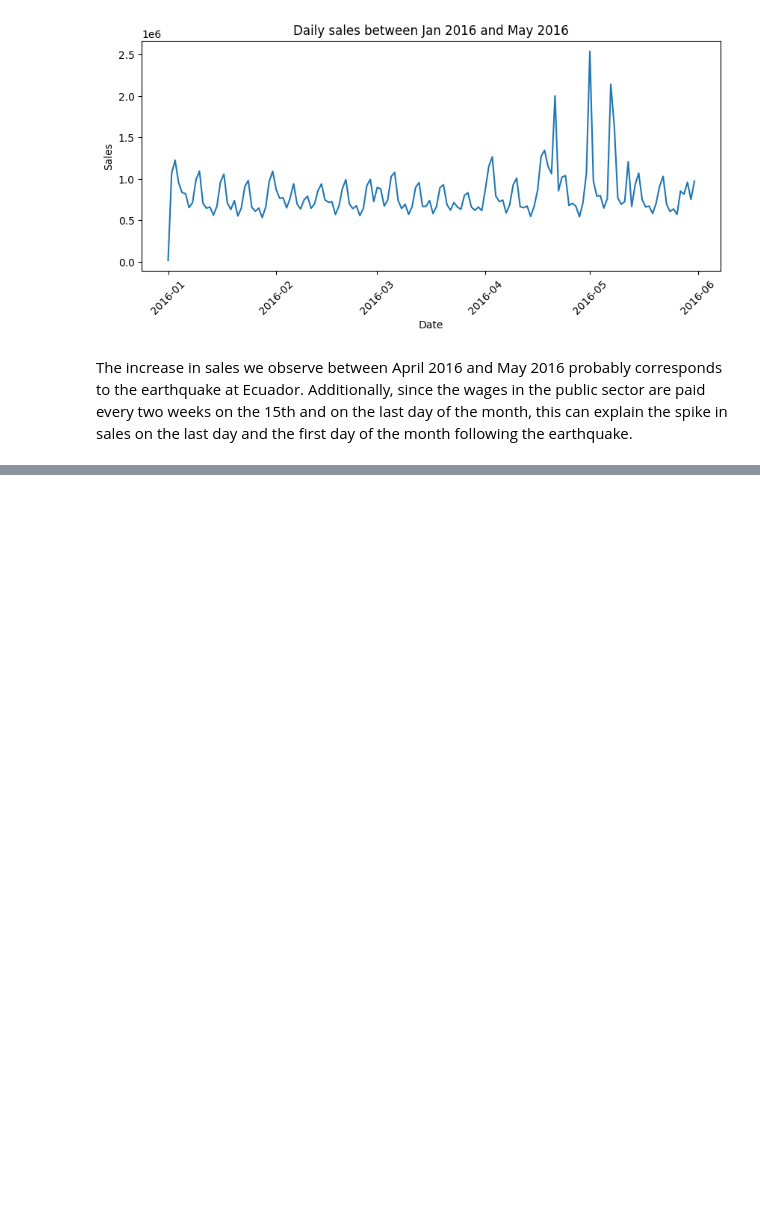
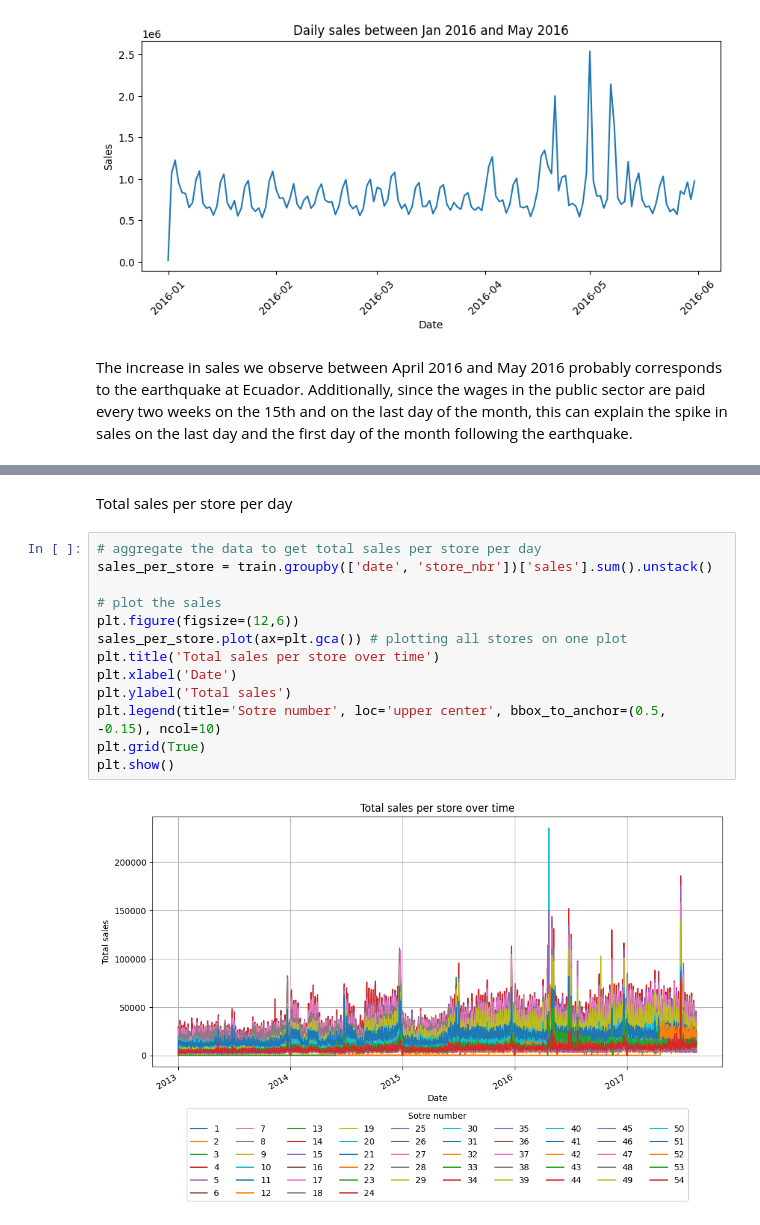
Before and after one commit to geethavenk/Sales_forecasting, a Jupyter notebook: notebooks/EDA_V1.ipynb, the cells around one changed output, grey strips where cells are left out. Saved outputs shown, nothing was run; the diff lists cells and outputs as text; blank space fills up the shorter version.

```diff
--- a/notebooks/EDA_V1.ipynb
+++ b/notebooks/EDA_V1.ipynb
@@ -277,0 +289,17 @@ The increase in sales we observe between April 2016 and May 2016 probably corres
+# %% [markdown]
+Total sales per store per day
+# %%
+# aggregate the data to get total sales per store per day
+sales_per_store = train.groupby(['date', 'store_nbr'])['sales'].sum().unstack()
+
+# plot the sales
+plt.figure(figsize=(12,6))
+sales_per_store.plot(ax=plt.gca()) # plotting all stores on one plot
+plt.title('Total sales per store over time')
+plt.xlabel('Date')
+plt.ylabel('Total sales')
+plt.legend(title='Sotre number', loc='upper center', bbox_to_anchor=(0.5, -0.15), ncol=10)
+plt.grid(True)
+plt.show()
+# %% [output]
+[figure, added]
```
Also changed, not shown: parts of 3 cells of this notebook.
